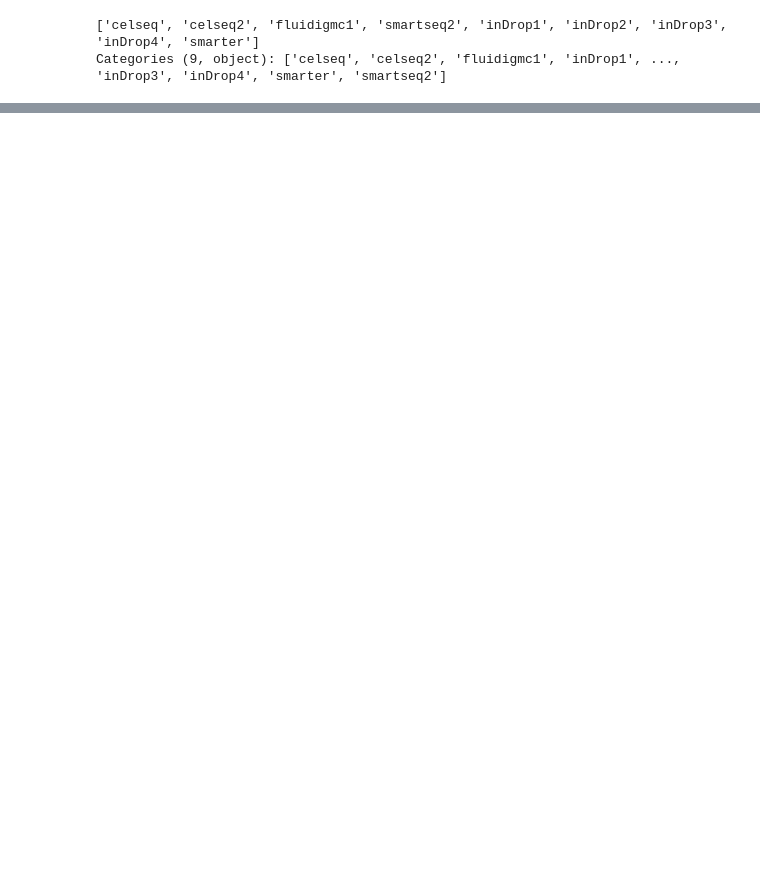
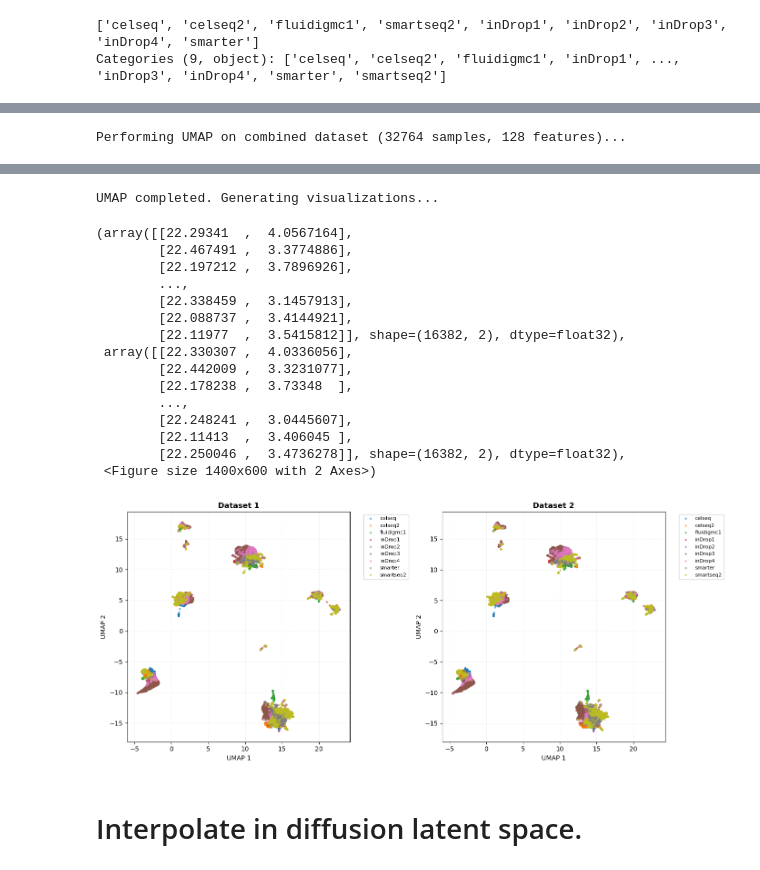
Before and after one commit to LangtianM/scDeepSim, a Jupyter notebook: experiments/batch_effect.ipynb, the cells around one changed output, grey strips where cells are left out. Saved outputs shown, nothing was run; the diff lists cells and outputs as text; code cells hidden in the pictures; blank space fills up the shorter version.

```diff
--- a/experiments/batch_effect.ipynb
+++ b/experiments/batch_effect.ipynb
@@ -93,0 +177,5 @@ SystemExit: 1
+# %%
+from scdiff.plot import compare_umap
+compare_umap(X_batch_moved, X_grand_batch_moved, labels1=batch_labels, labels2=batch_labels)
+# %% [output]
+Performing UMAP on combined dataset (32764 samples, 128 features)...
@@ -93,0 +183,19 @@ SystemExit: 1
+UMAP completed. Generating visualizations...
+(array([[22.29341  ,  4.0567164],
+        [22.467491 ,  3.3774886],
+        [22.197212 ,  3.7896926],
+        ...,
+        [22.338459 ,  3.1457913],
+        [22.088737 ,  3.4144921],
+        [22.11977  ,  3.5415812]], shape=(16382, 2), dtype=float32),
+ array([[22.330307 ,  4.0336056],
+        [22.442009 ,  3.3231077],
+        [22.178238 ,  3.73348  ],
+        ...,
+        [22.248241 ,  3.0445607],
+        [22.11413  ,  3.406045 ],
+        [22.250046 ,  3.4736278]], shape=(16382, 2), dtype=float32),
+ <Figure size 1400x600 with 2 Axes>)
+[figure, added]
+# %% [markdown]
+# Interpolate in diffusion latent space.
```
Also changed, not shown: parts of 19 cells of this notebook, 3 other files.
